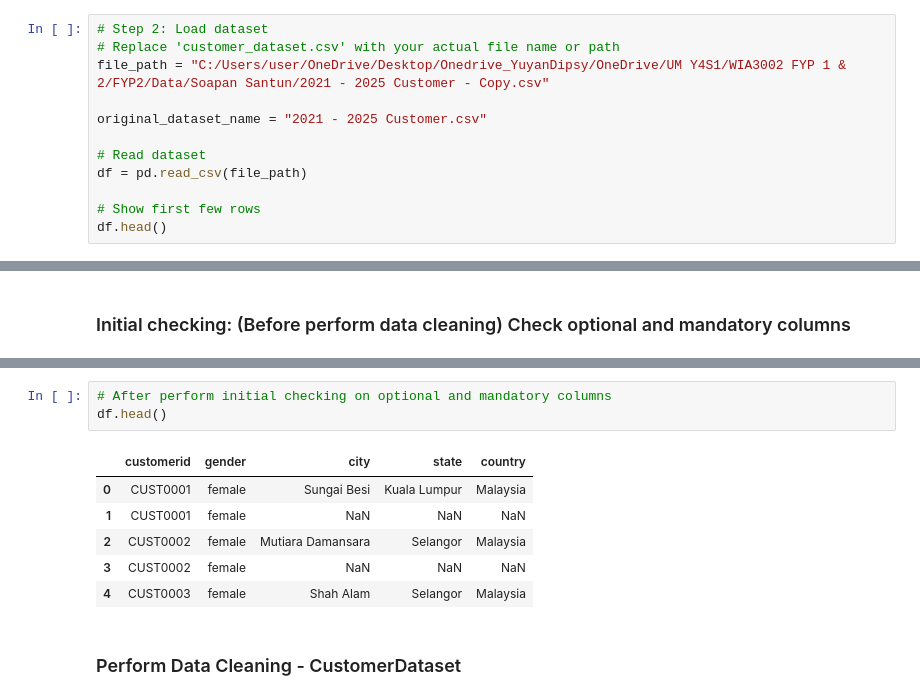
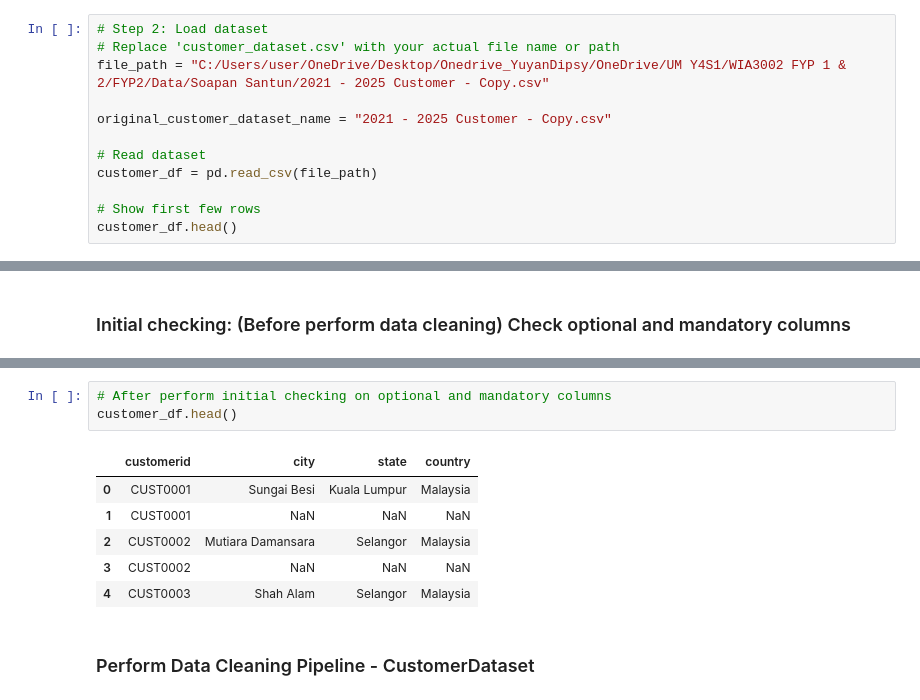
Before and after one commit to celinezyyy/Segma_FYP, a Jupyter notebook: server/python/dataCleaning/customerCleaning.ipynb, the cells around one changed output, grey strips where cells are left out. Drawn from its saved outputs; the diff is of its cells as text.

Commit message:
updated customer data cleaning pipeline - completed

```diff
--- a/server/python/dataCleaning/customerCleaning.ipynb
+++ b/server/python/dataCleaning/customerCleaning.ipynb
@@ -39,12 +40,12 @@ import pycountry
 # Replace 'customer_dataset.csv' with your actual file name or path
 file_path = "C:/Users/user/OneDrive/Desktop/Onedrive_YuyanDipsy/OneDrive/UM Y4S1/WIA3002 FYP 1 & 2/FYP2/Data/Soapan Santun/2021 - 2025 Customer - Copy.csv"
 
-original_dataset_name = "2021 - 2025 Customer.csv"
+original_customer_dataset_name = "2021 - 2025 Customer - Copy.csv"
 
 # Read dataset
-df = pd.read_csv(file_path)
+customer_df = pd.read_csv(file_path)
 
 # Show first few rows
-df.head()
+customer_df.head()
 # %% [output]
 |  | CustomerID | Date of Birth | Gender | City | State | Country |
@@ -193,13 +195,13 @@ Cleaned dataset saved as '2021 - 2025 Customer_cleaned.csv'
 # %%
 # After perform initial checking on optional and mandatory columns
-df.head()
+customer_df.head()
 # %% [output]
-|  | customerid | gender | city | state | country |
-| 0 | CUST0001 | female | Sungai Besi | Kuala Lumpur | Malaysia |
-| 1 | CUST0001 | female | NaN | NaN | NaN |
-| 2 | CUST0002 | female | Mutiara Damansara | Selangor | Malaysia |
-| 3 | CUST0002 | female | NaN | NaN | NaN |
-| 4 | CUST0003 | female | Shah Alam | Selangor | Malaysia |
+|  | customerid | city | state | country |
+| 0 | CUST0001 | Sungai Besi | Kuala Lumpur | Malaysia |
+| 1 | CUST0001 | NaN | NaN | NaN |
+| 2 | CUST0002 | Mutiara Damansara | Selangor | Malaysia |
+| 3 | CUST0002 | NaN | NaN | NaN |
+| 4 | CUST0003 | Shah Alam | Selangor | Malaysia |
 # %% [markdown]
-### Perform Data Cleaning - CustomerDataset
+### Perform Data Cleaning Pipeline - CustomerDataset
 # %%
```
Also changed, not shown: parts of 9 cells of this notebook.
